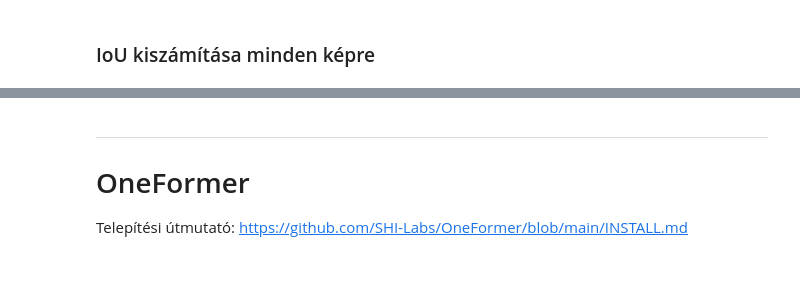
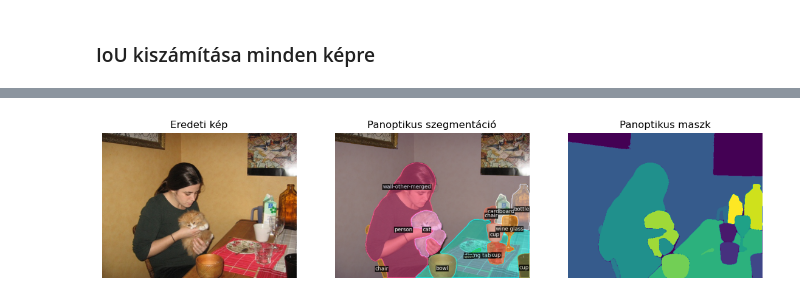
Before and after one commit to basictask/Intelligencia, a Jupyter notebook: 9_instance/code/9_code.ipynb, the cells around one changed output, grey strips where cells are left out. Saved outputs shown, nothing was run; the diff lists cells and outputs as text; code cells hidden in the pictures; blank space fills up the shorter version.

```diff
--- a/9_instance/code/9_code.ipynb
+++ b/9_instance/code/9_code.ipynb
@@ -131 +275,12 @@ print(f"Átlagos IoU: {round(average_iou * 100, 2)}%")
+# %%
+task = "panoptic" #@param
+out = None
+
+visualizer = Visualizer(img, metadata=metadata, instance_mode=ColorMode.IMAGE)
+predictions = predictor(img, "panoptic")
+panoptic_seg, segments_info = predictions["panoptic_seg"]
+out = visualizer.draw_panoptic_seg_predictions(
+    panoptic_seg.to(cpu_device), segments_info, alpha=0.5
+)
+out = out.get_image()
 # %% [markdown]
@@ -173,4 +287,0 @@ plt.show()
-# %% [markdown]
----
-# OneFormer
-Telepítési útmutató: https://github.com/SHI-Labs/OneFormer/blob/main/INSTALL.md
@@ -201,0 +288,14 @@ warnings.filterwarnings('ignore')
+# %%
+fig, (ax1, ax2, ax3) = plt.subplots(1, 3, figsize=(14, 7))
+ax1.imshow(img)
+ax1.set_title('Eredeti kép')
+ax1.axis('off')
+ax2.imshow(out)
+ax2.set_title('Panoptikus szegmentáció')
+ax2.axis('off')
+ax3.imshow(panoptic_seg)
+ax3.set_title('Panoptikus maszk')
+ax3.axis('off')
+plt.show()
+# %% [output]
+[figure, added]
```
Also changed, not shown: parts of 48 cells of this notebook, 3 other files.
